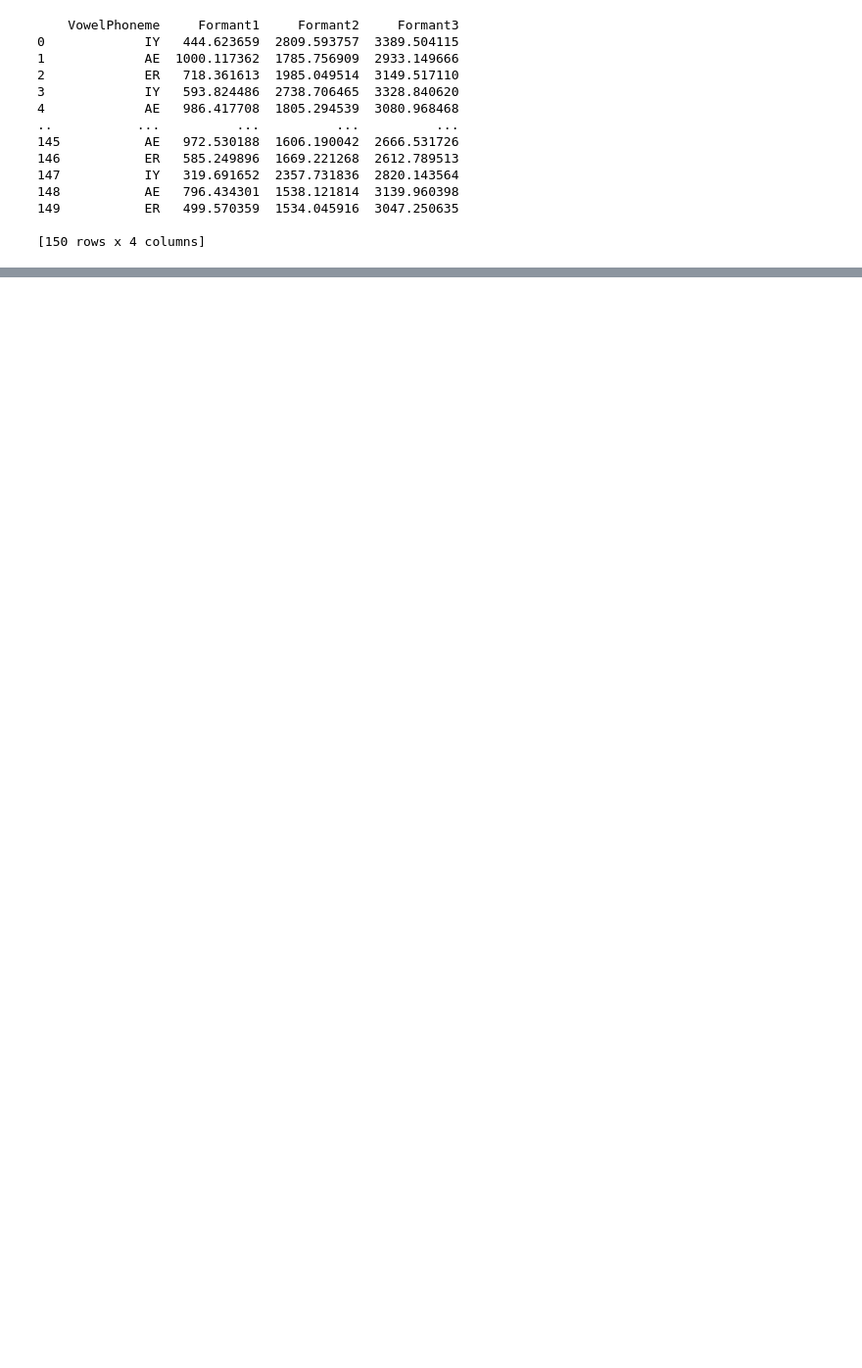
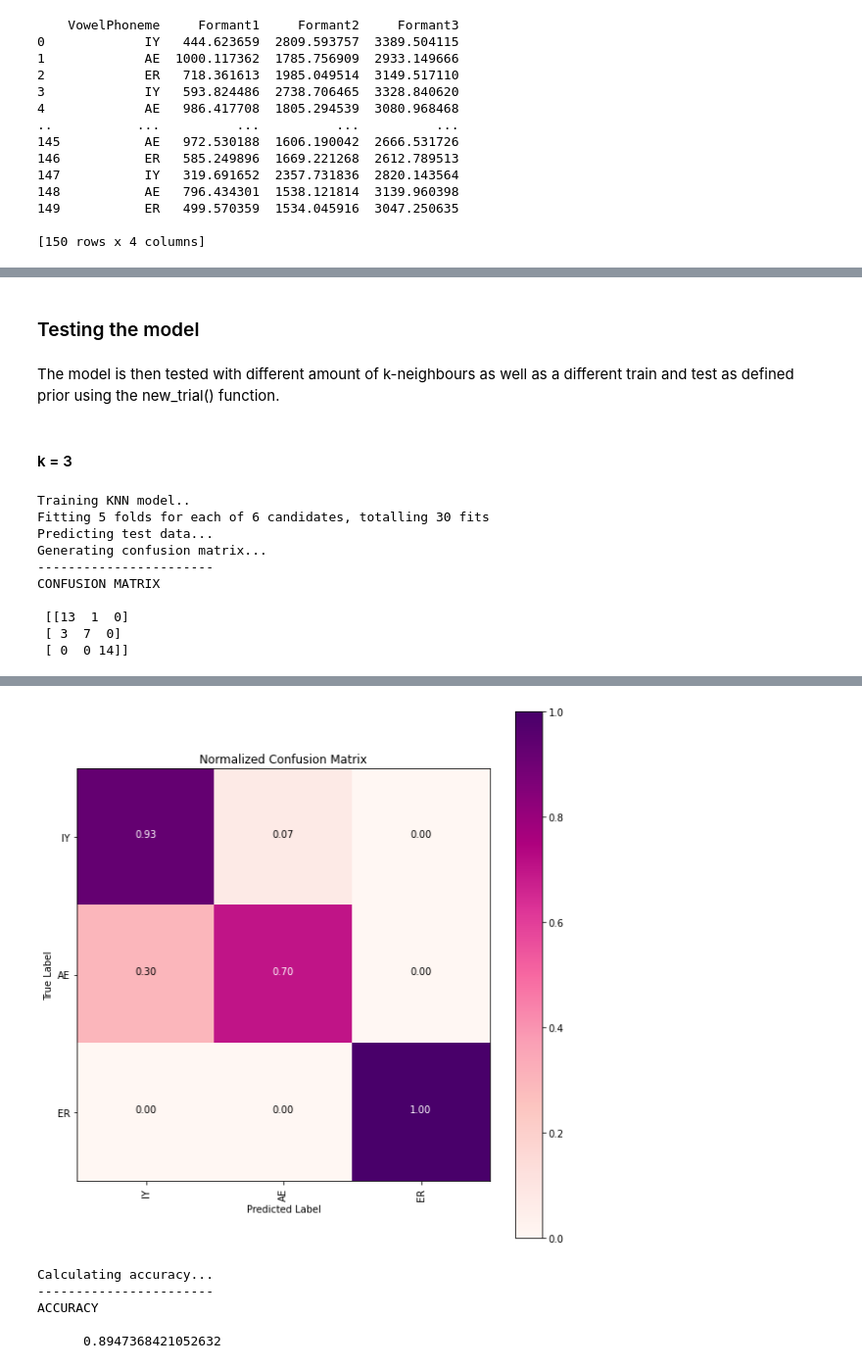
Before and after one commit to francescamizzi/NLP-ICS2203, a Jupyter notebook: Part 2 - Phenome Recognition/Speech Phoneme Analysis and Classification.ipynb, the cells around one changed output, grey strips where cells are left out. Shown at 98% size. Saved outputs shown, nothing was run; the diff lists cells and outputs as text; code cells hidden in the pictures; blank space fills up the shorter version.

```diff
--- a/Part 2 - Phenome Recognition/Speech Phoneme Analysis and Classification.ipynb
+++ b/Part 2 - Phenome Recognition/Speech Phoneme Analysis and Classification.ipynb
@@ -155,0 +188,19 @@ def new_trial(n):
+# %% [markdown]
+### Testing the model
+# %% [markdown]
+The model is then tested with different amount of k-neighbours as well as a different train and test as defined prior using the new_trial() function.
+# %% [markdown]
+#### k = 3
+# %%
+new_trial(3)
+# %% [output]
+Training KNN model..
+Fitting 5 folds for each of 6 candidates, totalling 30 fits
+Predicting test data...
+Generating confusion matrix...
+-----------------------
+CONFUSION MATRIX
+
+ [[13  1  0]
+ [ 3  7  0]
+ [ 0  0 14]]
@@ -155,0 +210,6 @@ def new_trial(n):
+[figure, added]
+Calculating accuracy...
+-----------------------
+ACCURACY
+
+      0.8947368421052632
```
Also changed, not shown: parts of 38 cells of this notebook.
